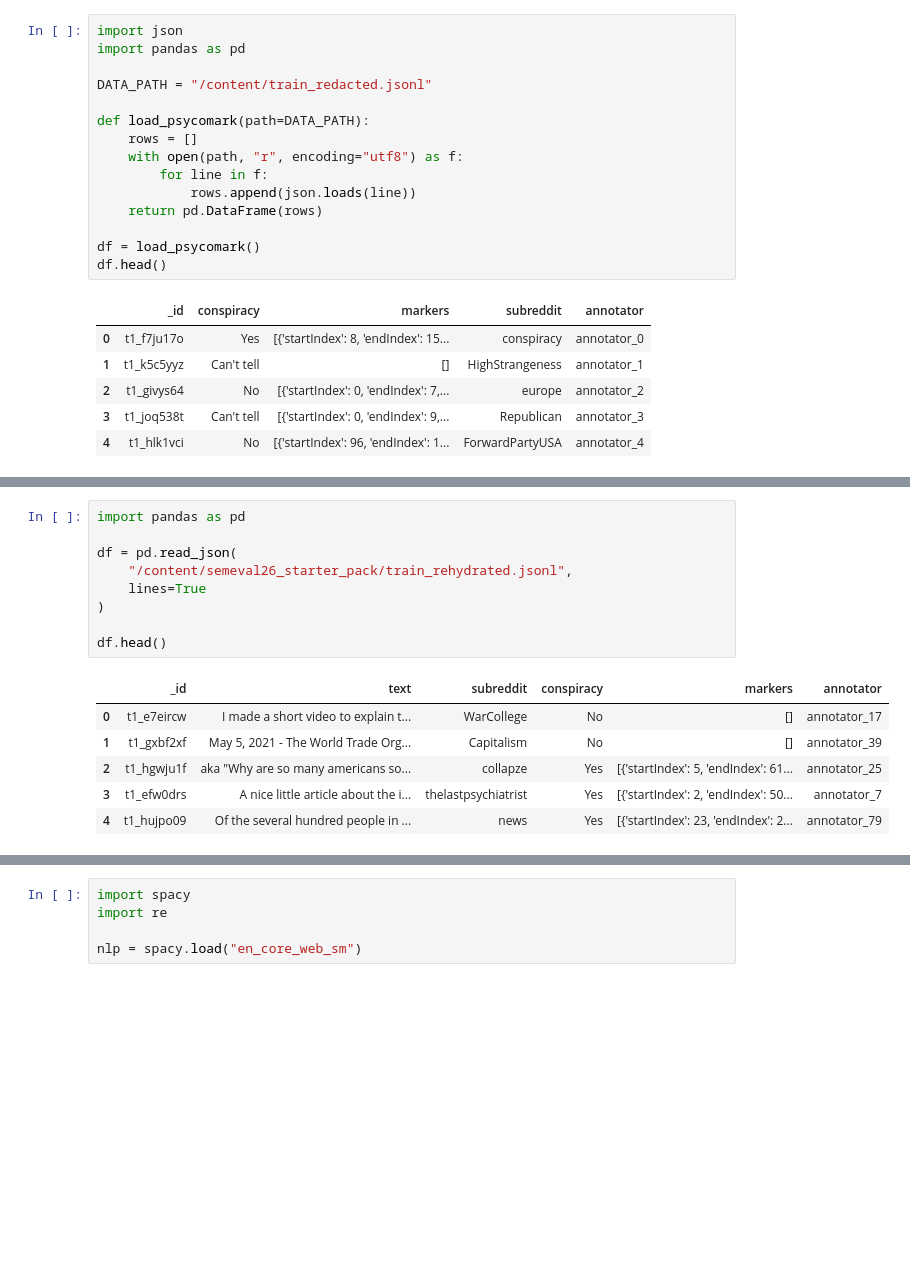
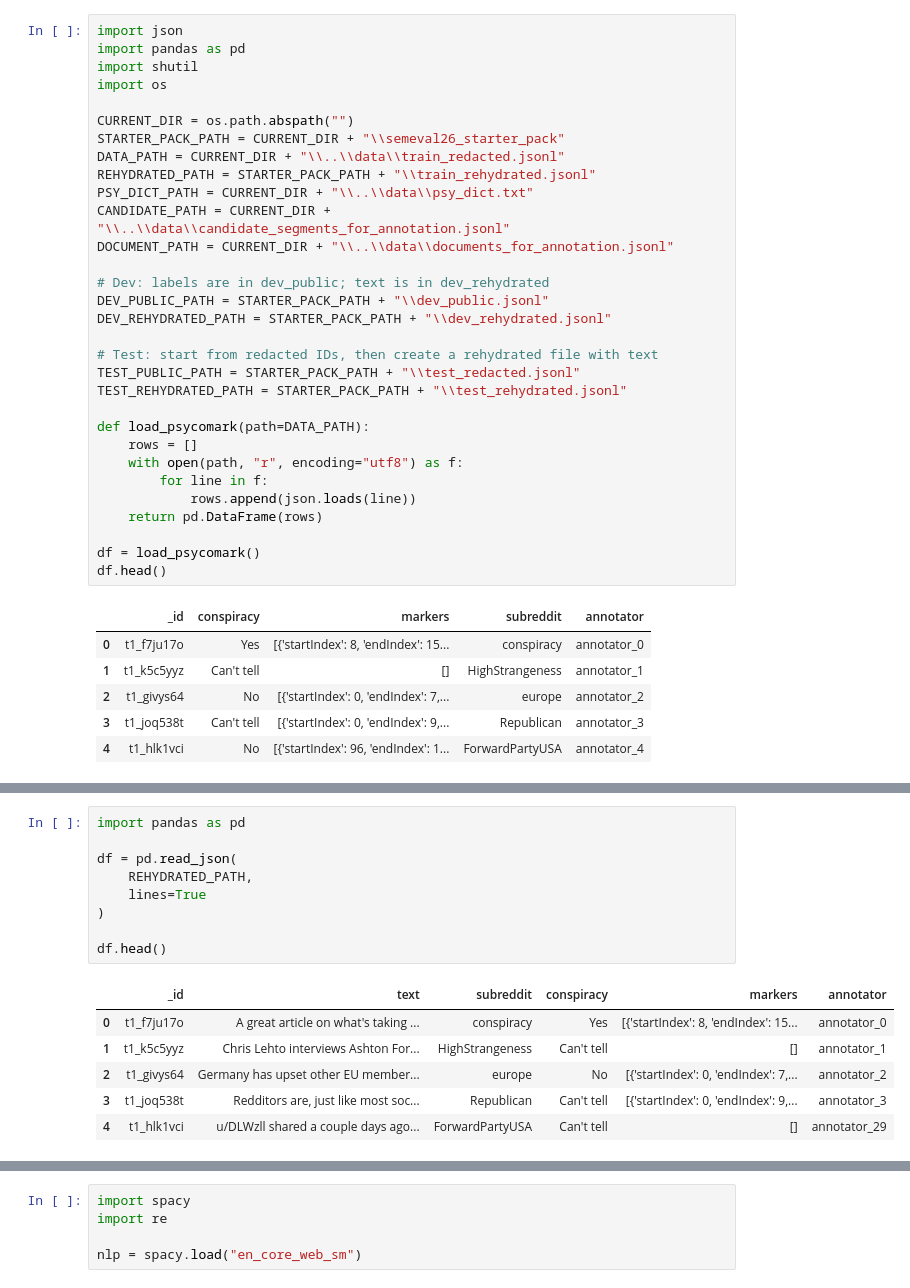
Before and after one commit to carabasroxana/psy_detectives, a Jupyter notebook: notebooks/psyDetectivesData.ipynb, the cells around one changed output, grey strips where cells are left out. Cells and saved outputs as stored; diff of their text form; blank space fills up the shorter version.

```diff
--- a/notebooks/psyDetectivesData.ipynb
+++ b/notebooks/psyDetectivesData.ipynb
@@ -5,8 +5,24 @@ fatal: destination path 'semeval26_starter_pack' already exists and is not an em
 # %%
 import json
 import pandas as pd
+import shutil
+import os
 
-DATA_PATH = "/content/train_redacted.jsonl"
+CURRENT_DIR = os.path.abspath("")
+STARTER_PACK_PATH = CURRENT_DIR + "\\semeval26_starter_pack"
+DATA_PATH = CURRENT_DIR + "\\..\\data\\train_redacted.jsonl"
+REHYDRATED_PATH = STARTER_PACK_PATH + "\\train_rehydrated.jsonl"
+PSY_DICT_PATH = CURRENT_DIR + "\\..\\data\\psy_dict.txt"
+CANDIDATE_PATH = CURRENT_DIR + "\\..\\data\\candidate_segments_for_annotation.jsonl"
+DOCUMENT_PATH = CURRENT_DIR + "\\..\\data\\documents_for_annotation.jsonl"
+
+# Dev: labels are in dev_public; text is in dev_rehydrated
+DEV_PUBLIC_PATH = STARTER_PACK_PATH + "\\dev_public.jsonl"
+DEV_REHYDRATED_PATH = STARTER_PACK_PATH + "\\dev_rehydrated.jsonl"
+
+# Test: start from redacted IDs, then create a rehydrated file with text
+TEST_PUBLIC_PATH = STARTER_PACK_PATH + "\\test_redacted.jsonl"
+TEST_REHYDRATED_PATH = STARTER_PACK_PATH + "\\test_rehydrated.jsonl"
 
 def load_psycomark(path=DATA_PATH):
     rows = []
@@ -72,19 +57,19 @@ infer_binary.py       submission_example.py
 # %%
 import pandas as pd
 
 df = pd.read_json(
-    "/content/semeval26_starter_pack/train_rehydrated.jsonl",
+    REHYDRATED_PATH,
     lines=True
 )
 
 df.head()
 # %% [output]
 |  | _id | text | subreddit | conspiracy | markers | annotator |
-| 0 | t1_e7eircw | I made a short video to explain t... | WarCollege | No | [] | annotator_17 |
-| 1 | t1_gxbf2xf | May 5, 2021 - The World Trade Org... | Capitalism | No | [] | annotator_39 |
-| 2 | t1_hgwju1f | aka "Why are so many americans so... | collapze | Yes | [{'startIndex': 5, 'endIndex': 61... | annotator_25 |
-| 3 | t1_efw0drs | A nice little article about the i... | thelastpsychiatrist | Yes | [{'startIndex': 2, 'endIndex': 50... | annotator_7 |
-| 4 | t1_hujpo09 | Of the several hundred people in ... | news | Yes | [{'startIndex': 23, 'endIndex': 2... | annotator_79 |
+| 0 | t1_f7ju17o | A great article on what's taking ... | conspiracy | Yes | [{'startIndex': 8, 'endIndex': 15... | annotator_0 |
+| 1 | t1_k5c5yyz | Chris Lehto interviews Ashton For... | HighStrangeness | Can't tell | [] | annotator_1 |
+| 2 | t1_givys64 | Germany has upset other EU member... | europe | No | [{'startIndex': 0, 'endIndex': 7,... | annotator_2 |
+| 3 | t1_joq538t | Redditors are, just like most soc... | Republican | Can't tell | [{'startIndex': 0, 'endIndex': 9,... | annotator_3 |
+| 4 | t1_hlk1vci | u/DLWzll shared a couple days ago... | ForwardPartyUSA | Can't tell | [] | annotator_29 |
 # %%
 import json
 
```
Also changed, not shown: parts of 34 cells of this notebook, 4 other files.
